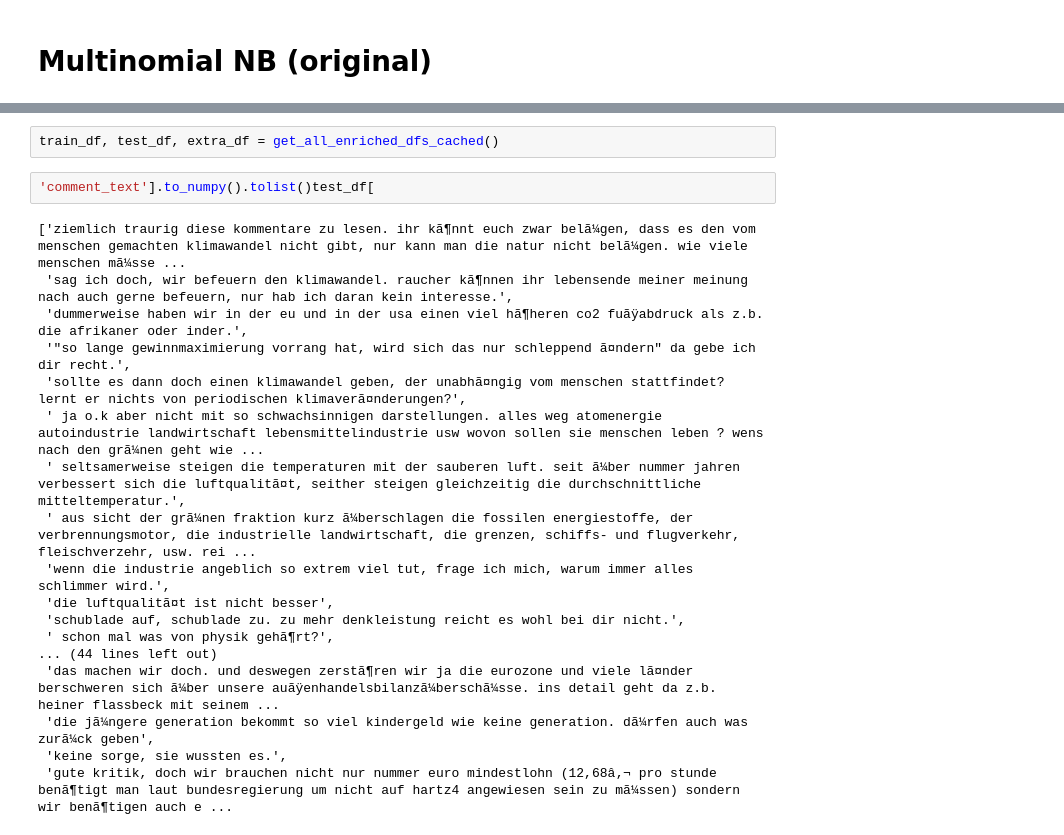
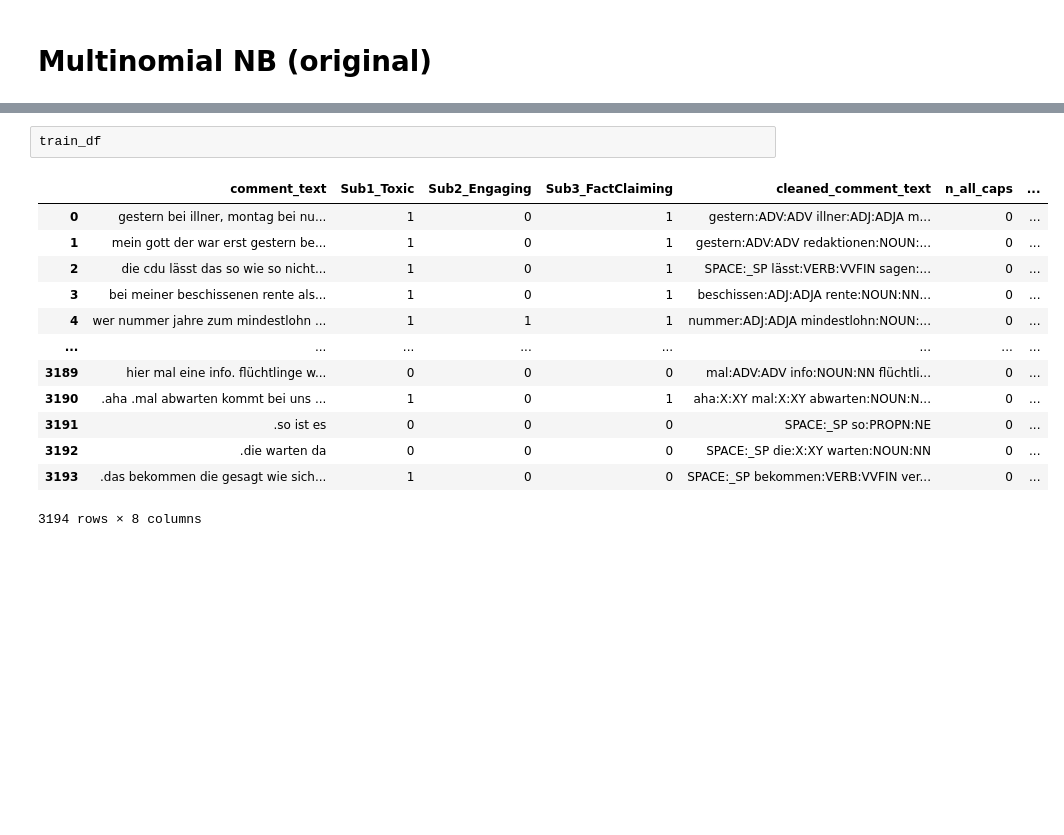
Before and after one commit to bhattacharjee/mtu-nlp-assignment, a Jupyter notebook: assignment1/best_model.ipynb, the cells around one changed output, grey strips where cells are left out. Saved outputs shown, nothing was run; the diff lists cells and outputs as text; blank space fills up the shorter version.

```diff
--- a/assignment1/best_model.ipynb
+++ b/assignment1/best_model.ipynb
@@ -482,22 +505,16 @@ Pipeline(steps=[('column_transformer',
-# %%
-train_df, test_df, extra_df = get_all_enriched_dfs_cached()
-# %%
-'comment_text'].to_numpy().tolist()test_df[
-# %% [output]
-['ziemlich traurig diese kommentare zu lesen. ihr kã¶nnt euch zwar belã¼gen, dass es den vom menschen gemachten klimawandel nicht gibt, nur kann man die natur nicht belã¼gen. wie viele menschen mã¼sse ...
- 'sag ich doch, wir befeuern den klimawandel. raucher kã¶nnen ihr lebensende meiner meinung nach auch gerne befeuern, nur hab ich daran kein interesse.',
- 'dummerweise haben wir in der eu und in der usa einen viel hã¶heren co2 fuãÿabdruck als z.b. die afrikaner oder inder.',
- '"so lange gewinnmaximierung vorrang hat, wird sich das nur schleppend ã¤ndern" da gebe ich dir recht.',
- 'sollte es dann doch einen klimawandel geben, der unabhã¤ngig vom menschen stattfindet? lernt er nichts von periodischen klimaverã¤nderungen?',
- ' ja o.k aber nicht mit so schwachsinnigen darstellungen. alles weg atomenergie autoindustrie landwirtschaft lebensmittelindustrie usw wovon sollen sie menschen leben ? wens nach den grã¼nen geht wie ...
- ' seltsamerweise steigen die temperaturen mit der sauberen luft. seit ã¼ber nummer jahren verbessert sich die luftqualitã¤t, seither steigen gleichzeitig die durchschnittliche mitteltemperatur.',
- ' aus sicht der grã¼nen fraktion kurz ã¼berschlagen die fossilen energiestoffe, der verbrennungsmotor, die industrielle landwirtschaft, die grenzen, schiffs- und flugverkehr, fleischverzehr, usw. rei ...
- 'wenn die industrie angeblich so extrem viel tut, frage ich mich, warum immer alles schlimmer wird.',
- 'die luftqualitã¤t ist nicht besser',
- 'schublade auf, schublade zu. zu mehr denkleistung reicht es wohl bei dir nicht.',
- ' schon mal was von physik gehã¶rt?',
-... (44 lines left out)
- 'das machen wir doch. und deswegen zerstã¶ren wir ja die eurozone und viele lã¤nder berschweren sich ã¼ber unsere auãÿenhandelsbilanzã¼berschã¼sse. ins detail geht da z.b. heiner flassbeck mit seinem ...
- 'die jã¼ngere generation bekommt so viel kindergeld wie keine generation. dã¼rfen auch was zurã¼ck geben',
- 'keine sorge, sie wussten es.',
- 'gute kritik, doch wir brauchen nicht nur nummer euro mindestlohn (12,68â‚¬ pro stunde benã¶tigt man laut bundesregierung um nicht auf hartz4 angewiesen sein zu mã¼ssen) sondern wir benã¶tigen auch e ...
+# %%
+train_df
+# %% [output]
+|  | comment_text | Sub1_Toxic | Sub2_Engaging | Sub3_FactClaiming | cleaned_comment_text | n_all_caps | ... |
+| 0 | gestern bei illner, montag bei nu... | 1 | 0 | 1 | gestern:ADV:ADV illner:ADJ:ADJA m... | 0 | ... |
+| 1 | mein gott der war erst gestern be... | 1 | 0 | 1 | gestern:ADV:ADV redaktionen:NOUN:... | 0 | ... |
+| 2 | die cdu lässt das so wie so nicht... | 1 | 0 | 1 | SPACE:_SP lässt:VERB:VVFIN sagen:... | 0 | ... |
+| 3 | bei meiner beschissenen rente als... | 1 | 0 | 1 | beschissen:ADJ:ADJA rente:NOUN:NN... | 0 | ... |
+| 4 | wer nummer jahre zum mindestlohn ... | 1 | 1 | 1 | nummer:ADJ:ADJA mindestlohn:NOUN:... | 0 | ... |
+| ... | ... | ... | ... | ... | ... | ... | ... |
+| 3189 | hier mal eine info. flüchtlinge w... | 0 | 0 | 0 | mal:ADV:ADV info:NOUN:NN flüchtli... | 0 | ... |
+| 3190 | .aha .mal abwarten kommt bei uns ... | 1 | 0 | 1 | aha:X:XY mal:X:XY abwarten:NOUN:N... | 0 | ... |
+| 3191 | .so ist es | 0 | 0 | 0 | SPACE:_SP so:PROPN:NE | 0 | ... |
+| 3192 | .die warten da | 0 | 0 | 0 | SPACE:_SP die:X:XY warten:NOUN:NN | 0 | ... |
+| 3193 | .das bekommen die gesagt wie sich... | 1 | 0 | 0 | SPACE:_SP bekommen:VERB:VVFIN ver... | 0 | ... |
+3194 rows × 8 columns
```
Also changed, not shown: parts of 1 cell of this notebook.
